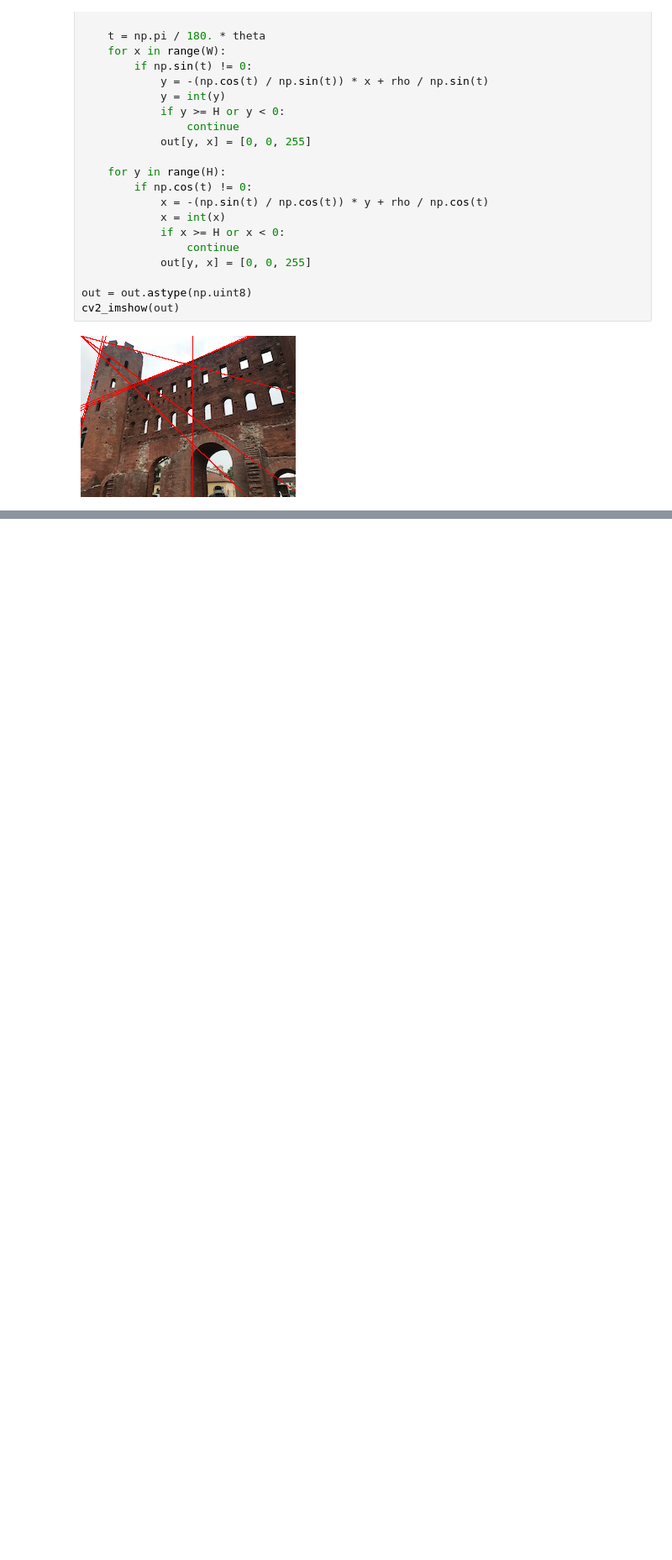
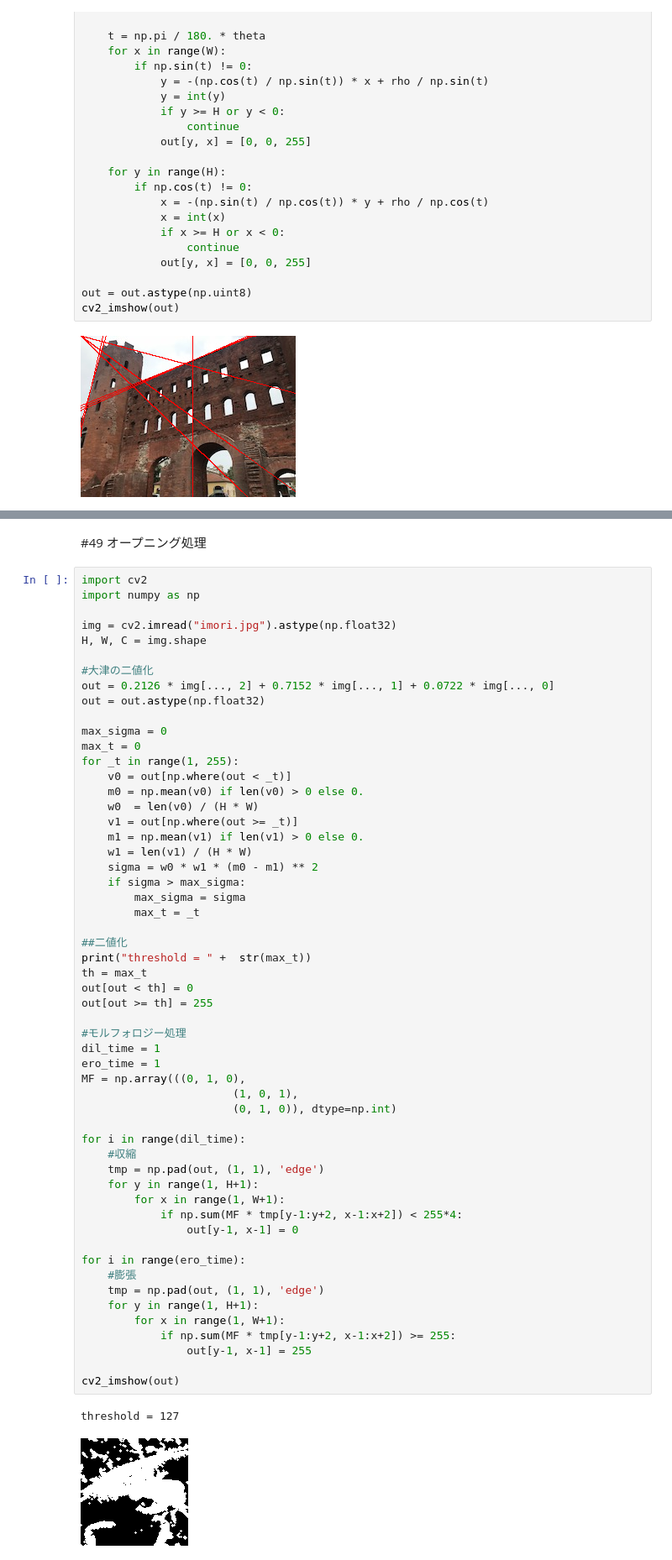
Before and after one commit to katoyu/image-processing-100training, a Jupyter notebook: 画像処理100本ノック41_50.ipynb, the cells around one changed output, grey strips where cells are left out. Shown at 84% size. Drawn from its saved outputs; the diff is of its cells as text; blank space fills up the shorter version.

```diff
--- a/画像処理100本ノック41_50.ipynb
+++ b/画像処理100本ノック41_50.ipynb
@@ -394,0 +495,60 @@ cv2_imshow(out)
+# %% [markdown]
+#49 オープニング処理
+# %%
+import cv2
+import numpy as np
+
+img = cv2.imread("imori.jpg").astype(np.float32)
+H, W, C = img.shape
+
+#大津の二値化
+out = 0.2126 * img[..., 2] + 0.7152 * img[..., 1] + 0.0722 * img[..., 0]
+out = out.astype(np.float32)
+
+max_sigma = 0
+max_t = 0
+for _t in range(1, 255):
+    v0 = out[np.where(out < _t)]
+    m0 = np.mean(v0) if len(v0) > 0 else 0.
+    w0  = len(v0) / (H * W)
+    v1 = out[np.where(out >= _t)]
+    m1 = np.mean(v1) if len(v1) > 0 else 0.
+    w1 = len(v1) / (H * W)
+    sigma = w0 * w1 * (m0 - m1) ** 2
+    if sigma > max_sigma:
+        max_sigma = sigma
+        max_t = _t
+
+##二値化
+print("threshold = " +  str(max_t))
+th = max_t
+out[out < th] = 0
+out[out >= th] = 255
+
+#モルフォロジー処理
+dil_time = 1
+ero_time = 1
+MF = np.array(((0, 1, 0),
+                       (1, 0, 1),
+                       (0, 1, 0)), dtype=np.int)
+
+for i in range(dil_time):
+    #収縮
+    tmp = np.pad(out, (1, 1), 'edge')
+    for y in range(1, H+1):
+        for x in range(1, W+1):
+            if np.sum(MF * tmp[y-1:y+2, x-1:x+2]) < 255*4:
+                out[y-1, x-1] = 0
+
+for i in range(ero_time):
+    #膨張
+    tmp = np.pad(out, (1, 1), 'edge')
+    for y in range(1, H+1):
+        for x in range(1, W+1):
+            if np.sum(MF * tmp[y-1:y+2, x-1:x+2]) >= 255:
+                out[y-1, x-1] = 255
+
+cv2_imshow(out)
+# %% [output]
+threshold = 127
+[figure, added]
```
Also changed, not shown: parts of 7 cells of this notebook.
